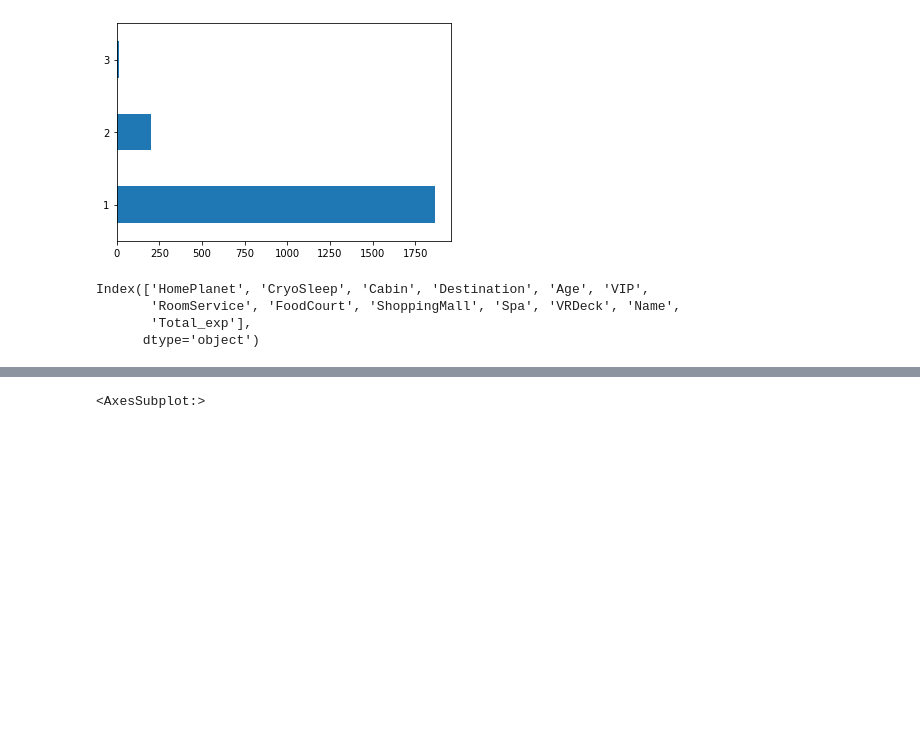
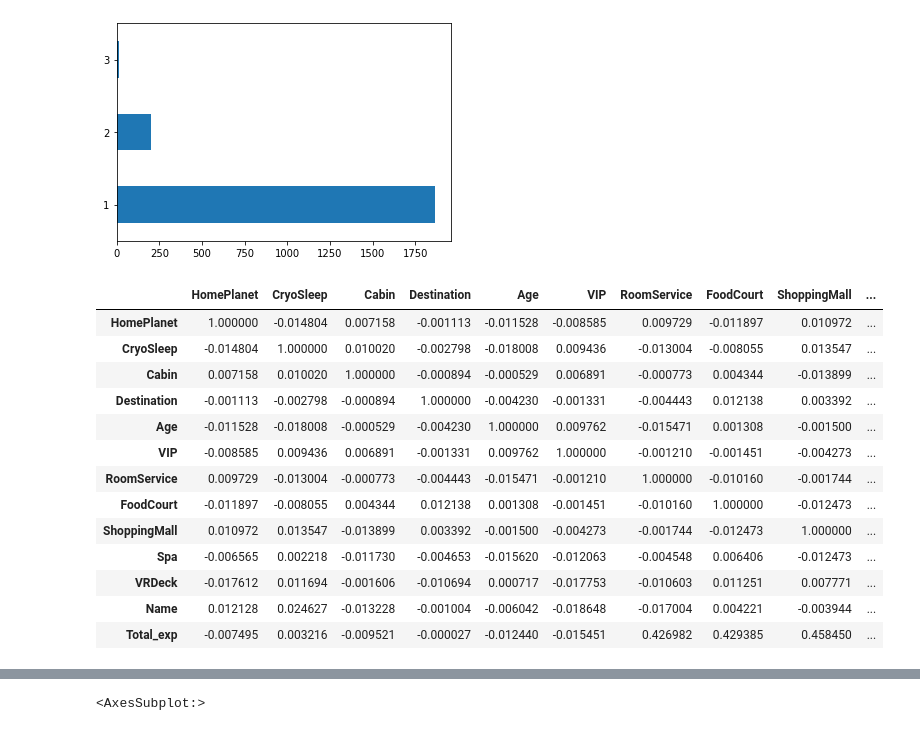
Before and after one commit to PatrickSVM/Spaceship-Titanic-Kaggle-Challenge, a Jupyter notebook: Spaceship_Titanic.ipynb, the cells around one changed output, grey strips where cells are left out. Cells and saved outputs as stored; diff of their text form; code cells hidden in the pictures; blank space fills up the shorter version.

```diff
--- a/Spaceship_Titanic.ipynb
+++ b/Spaceship_Titanic.ipynb
@@ -146,10 +151,20 @@ row_nans[row_nans>0].value_counts().plot(kind="barh")
 # %% [output]
 <AxesSubplot:>
 [figure]
-# %%
-nan_corr.columns
-# %% [output]
-Index(['HomePlanet', 'CryoSleep', 'Cabin', 'Destination', 'Age', 'VIP',
-       'RoomService', 'FoodCourt', 'ShoppingMall', 'Spa', 'VRDeck', 'Name',
-       'Total_exp'],
-      dtype='object')
+# %%
+nan_corr.isna().corr()
+# %% [output]
+|  | HomePlanet | CryoSleep | Cabin | Destination | Age | VIP | RoomService | FoodCourt | ShoppingMall | ... |
+| HomePlanet | 1.000000 | -0.014804 | 0.007158 | -0.001113 | -0.011528 | -0.008585 | 0.009729 | -0.011897 | 0.010972 | ... |
+| CryoSleep | -0.014804 | 1.000000 | 0.010020 | -0.002798 | -0.018008 | 0.009436 | -0.013004 | -0.008055 | 0.013547 | ... |
+| Cabin | 0.007158 | 0.010020 | 1.000000 | -0.000894 | -0.000529 | 0.006891 | -0.000773 | 0.004344 | -0.013899 | ... |
+| Destination | -0.001113 | -0.002798 | -0.000894 | 1.000000 | -0.004230 | -0.001331 | -0.004443 | 0.012138 | 0.003392 | ... |
+| Age | -0.011528 | -0.018008 | -0.000529 | -0.004230 | 1.000000 | 0.009762 | -0.015471 | 0.001308 | -0.001500 | ... |
+| VIP | -0.008585 | 0.009436 | 0.006891 | -0.001331 | 0.009762 | 1.000000 | -0.001210 | -0.001451 | -0.004273 | ... |
+| RoomService | 0.009729 | -0.013004 | -0.000773 | -0.004443 | -0.015471 | -0.001210 | 1.000000 | -0.010160 | -0.001744 | ... |
+| FoodCourt | -0.011897 | -0.008055 | 0.004344 | 0.012138 | 0.001308 | -0.001451 | -0.010160 | 1.000000 | -0.012473 | ... |
+| ShoppingMall | 0.010972 | 0.013547 | -0.013899 | 0.003392 | -0.001500 | -0.004273 | -0.001744 | -0.012473 | 1.000000 | ... |
+| Spa | -0.006565 | 0.002218 | -0.011730 | -0.004653 | -0.015620 | -0.012063 | -0.004548 | 0.006406 | -0.012473 | ... |
+| VRDeck | -0.017612 | 0.011694 | -0.001606 | -0.010694 | 0.000717 | -0.017753 | -0.010603 | 0.011251 | 0.007771 | ... |
+| Name | 0.012128 | 0.024627 | -0.013228 | -0.001004 | -0.006042 | -0.018648 | -0.017004 | 0.004221 | -0.003944 | ... |
+| Total_exp | -0.007495 | 0.003216 | -0.009521 | -0.000027 | -0.012440 | -0.015451 | 0.426982 | 0.429385 | 0.458450 | ... |
```
Also changed, not shown: parts of 6 cells of this notebook.
